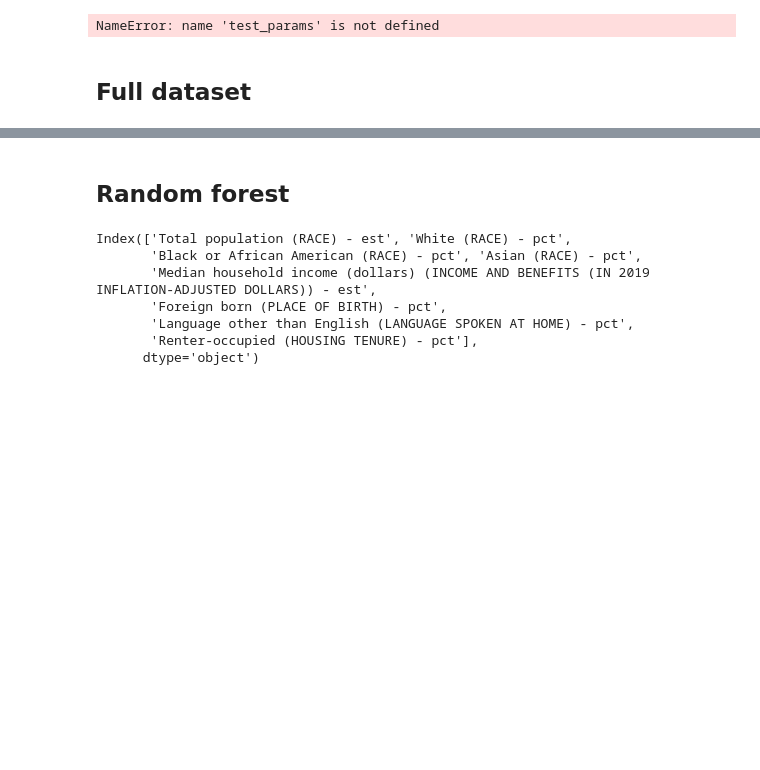
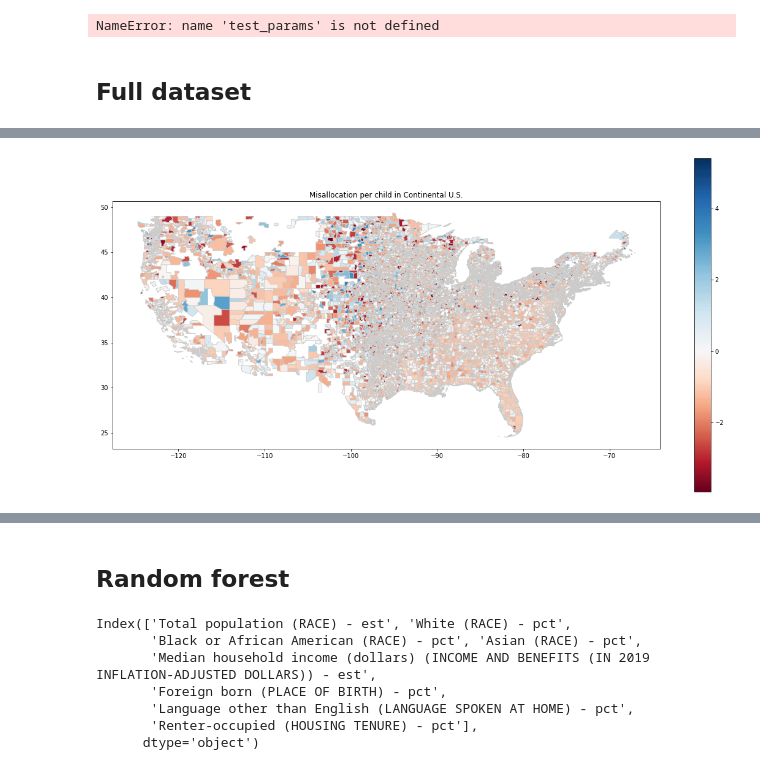
Before and after one commit to ryansteed/dp-policy, a Jupyter notebook: notebooks/titlei.ipynb, the cells around one changed output, grey strips where cells are left out. Cells and saved outputs as stored; diff of their text form; code cells hidden in the pictures; blank space fills up the shorter version.

```diff
--- a/notebooks/titlei.ipynb
+++ b/notebooks/titlei.ipynb
@@ -910,6 +916,10 @@ NameError: name 'test_params' is not defined
 ## Full dataset
 # %%
 results = pickle.load(open('../results/discrimination.pkl', 'rb'))
+# for regression
+results["error"] =  results.est_grant_total - results.true_grant_total
+results["error_per_child"] =  results.error / results['true_children_total']
+
 print(results.shape)
 variables = [
     'Total population (RACE) - est',
@@ -947,7 +957,5 @@ print(variables)
 grants = results.join(acs[variables], how="inner")
 print(grants.shape)
 print(grants[grants["Total population (RACE) - est"].isna()].groupby(["State FIPS Code", "District ID"]).groups.keys())
-# for regression
-grants["error"] =  grants.est_grant_total - grants.true_grant_total
 grants.to_csv("../results/discrimination.csv")
 # %% [output]
@@ -957,0 +997,30 @@ dict_keys([])
+# %%
+# geo.join()
+joined = geo.join(
+    grants["error_per_child"].groupby(["State FIPS Code", "District ID", "epsilon", "delta"]).mean().reset_index(level=["epsilon", "delta"])
+)
+# %%
+import matplotlib.colors as pltc
+
+def heatmap(data, label, log=False):
+    if log:
+        data.error_per_child = np.sign(data.error_per_child)*np.power(np.abs(data.error_per_child), 1/3)
+    fig, ax = plt.subplots(1, figsize=(20, 10))
+    data.plot(column="error_per_child", cmap='RdBu', ax=ax, linewidth=0.8, edgecolor='0.8')
+    # Create colorbar as a legend
+    sm = plt.cm.ScalarMappable(cmap="RdBu", norm=pltc.TwoSlopeNorm(vcenter=0, vmin=data.error_per_child.min(), vmax=data.error_per_child.max()))
+    sm._A = []
+    cbar = fig.colorbar(sm)
+    plt.title(f"Misallocation per child in {label}")
+    plt.show()
+
+heatmap(
+    joined.loc[[
+        f for f in joined.index.get_level_values("State FIPS Code").unique()
+        if f not in [2, 15]
+    ]],
+    "Continental U.S.",
+    log=True
+)
+# %% [output]
+[figure, added]
```
Also changed, not shown: parts of 7 cells of this notebook, 6 other files.
